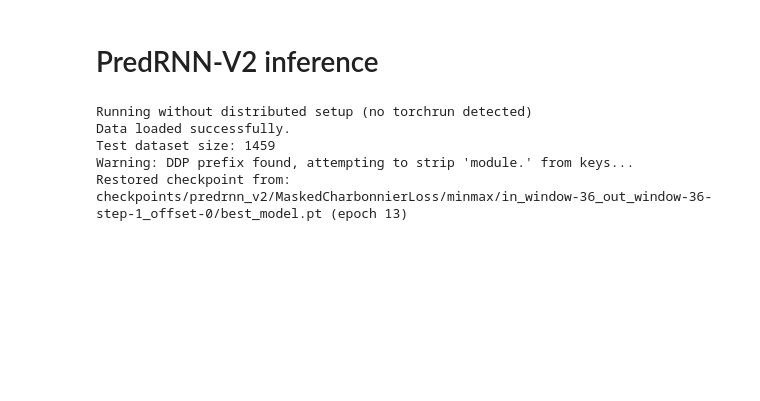
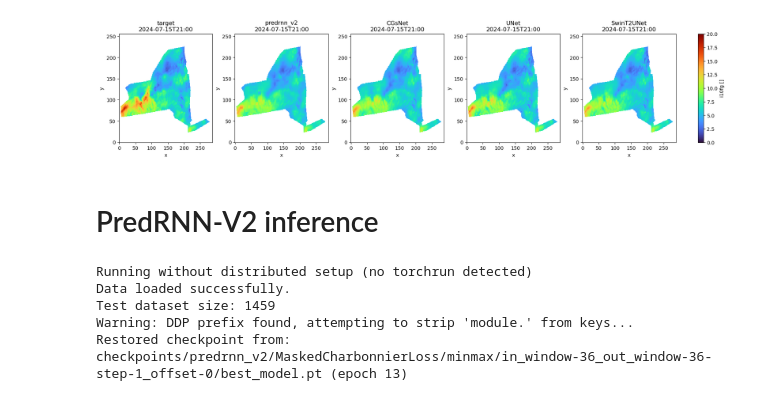
Before and after one commit to HarishBaki/Gust_field_nowcasting_from_Sparse_stations, a Jupyter notebook: analysis.ipynb, the cells around one changed output. Cells and saved outputs as stored; diff of their text form; code cells hidden in the pictures; blank space fills up the shorter version.

Commit message:
Updated the plots of movie from DL models and NYSm.

```diff
--- a/analysis.ipynb
+++ b/analysis.ipynb
@@ -15,6 +15,8 @@ from torch.utils.data import DataLoader, DistributedSampler
 from torch.optim.lr_scheduler import ExponentialLR
 
 import matplotlib.pyplot as plt
+import matplotlib as mpl
+mpl.rcParams['animation.embed_limit'] = 2**128  # or some other large value
 
 import xarray as xr
 import zarr
@@ -23,6 +25,9 @@ from scipy.spatial import cKDTree
 from scipy.interpolate import griddata
 import pandas as pd
 import time
+import matplotlib.pyplot as plt
+import matplotlib.animation as animation
+from IPython.display import HTML
 
 import os
 import wandb, argparse, sys
@@ -35,10 +40,12 @@ from models.UNet import UNet
 from models.SwinT2_UNet import SwinT2UNet
 from models.util import initialize_weights_xavier,initialize_weights_he
 from models import predrnn_v2
+from models.CGsNet import CGsNet
+import train_PredRNN_V2, train_CGsNet, train
 
-from losses import MaskedErrorLoss, MaskedTVLoss, MaskedCharbonnierLoss, MaskedCombinedMAEQuantileLoss
+from losses import MaskedErrorLoss, MaskedCharbonnierLoss, MaskedCombinedMAEQuantileLoss
 
-from util import str_or_none, int_or_none, bool_from_str, EarlyStopping, save_model_checkpoint, restore_model_checkpoint, init_zarr_store
+from util import str_or_none, int_or_none, bool_from_str, EarlyStopping, save_model_checkpoint, restore_model_checkpoint, init_zarr_store, reshape_patch, reshape_patch_back, wandb_safe_config
 from types import SimpleNamespace
 # %%
 from matplotlib.colors import ListedColormap
@@ -116,7 +123,7 @@ orography = orography.set_coords(['latitude', 'longitude'])
 orography = orography.orog
 
 mask = xr.open_dataset('mask_2d.nc').mask
-mask_tensor = torch.tensor(mask.values.astype(np.float32))
+mask_tensor = torch.tensor(mask.values)
 
 # Load NYSM station data
 nysm = pd.read_csv('nysm.csv')
@@ -137,0 +372,41 @@ y_indices, x_indices = np.unravel_index(indices_flat, RTMA_lat.shape)
+# %%
+# Choose global limits
+vmin, vmax = 0, 20
+
+models = list(results_dict.keys())  # ["target", "predrnn_v2", "cgsnet", "unet", "swint2unet"]
+ntime = results_dict["target"].time.size
+
+# --- Setup figure ---
+fig, axes = plt.subplots(1, len(models), figsize=(18, 4), constrained_layout=True)
+images = []
+
+for ax, model in zip(axes, models):
+    img = results_dict[model][args.variable].isel(time=0).where(mask_tensor).plot(
+        ax=ax, cmap=turbo_cmap, vmin=vmin, vmax=vmax, add_colorbar=False
+    )
+    ax.set_title(model)
+    images.append(img)
+
+# Shared colorbar
+cbar = fig.colorbar(images[0], ax=axes, orientation="vertical", fraction=0.02, pad=0.04)
+cbar.set_label(f"{args.variable} [{results_dict['target'][args.variable].attrs.get('units', '')}]")
+
+# --- Animation update function ---
+def update(t):
+    for img, ax, model in zip(images, axes, models):
+        data = results_dict[model][args.variable].isel(time=t).where(mask_tensor)
+        img.set_array(data.values.ravel())  # update image data
+        ax.set_title(f"{model}\n{str(results_dict[model].time.values[t])[:16]}")
+    return images
+
+# --- Build animation ---
+ani = animation.FuncAnimation(fig, update, frames=ntime, interval=400, blit=False)
+
+# Display in notebook (if using Jupyter/Colab)
+from IPython.display import HTML
+HTML(ani.to_jshtml())
+
+# Or save to mp4 in memory
+ani.save("Predictions/comparison_DL_models_with_targets.mp4", writer="ffmpeg", dpi=150)
+# %% [output]
+[figure, added]
```
Also changed, not shown: parts of 4 cells of this notebook, 1 other file.
